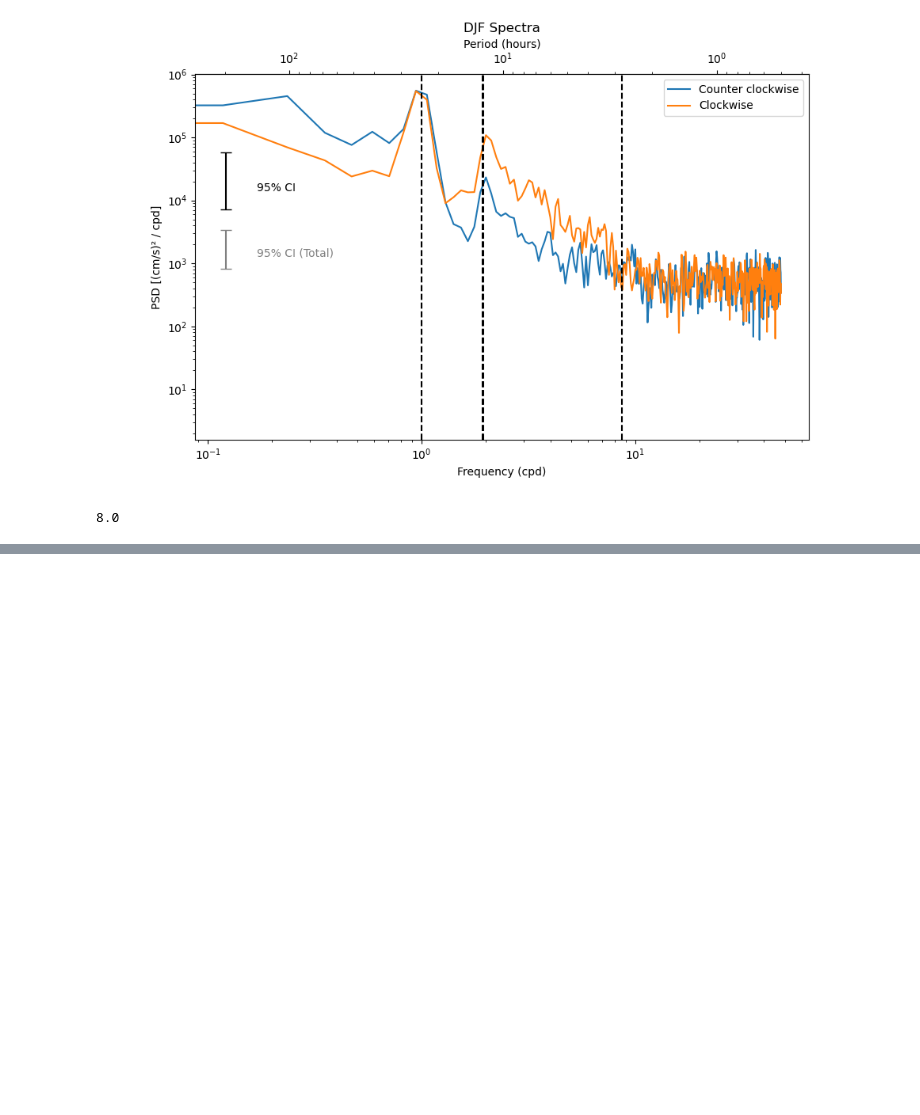
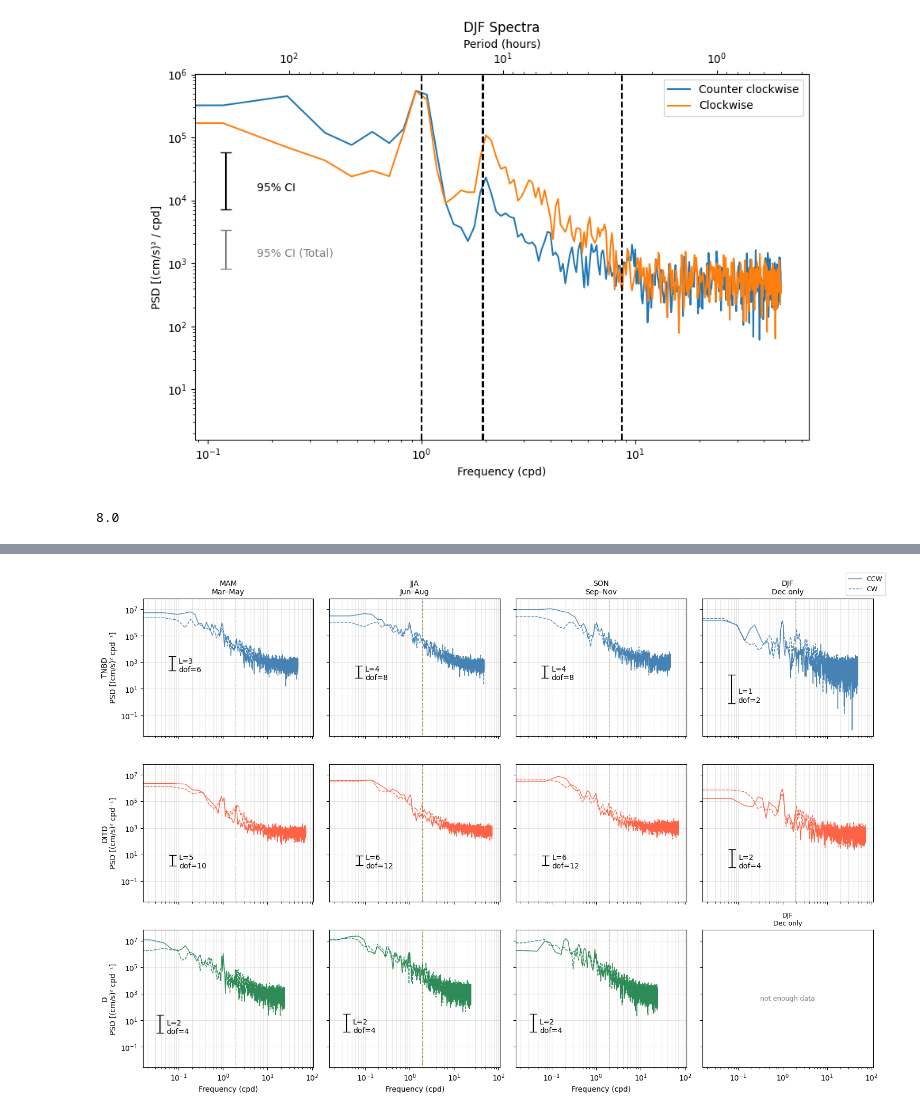
Before and after one commit to MackenzieBlanusa/TNB_tools, a Jupyter notebook: MastersThesis/rotaryspectra_ctd - Copy.ipynb, the cells around one changed output, grey strips where cells are left out. Drawn from its saved outputs; the diff is of its cells as text; code cells hidden in the pictures; blank space fills up the shorter version.

```diff
--- a/MastersThesis/rotaryspectra_ctd - Copy.ipynb
+++ b/MastersThesis/rotaryspectra_ctd - Copy.ipynb
@@ -545,0 +800,48 @@ Type:      function
+# %%
+fig, axes = plt.subplots(
+    len(mooring_order), len(season_order),
+    figsize=(15, 10),
+    sharey=True, sharex=True
+)
+
+for row, name in enumerate(mooring_order):
+    color = moorings[name]['color']
+    for col, season in enumerate(season_order):
+        ax = axes[row, col]
+
+        if season not in spectra_seasonal[name]:
+            ax.text(0.5, 0.5, 'not enough data', transform=ax.transAxes,
+                    ha='center', va='center', color='gray', fontsize=9)
+            ax.set_title(f"{season}\n{season_notes[season]}", fontsize=9)
+            continue
+
+        sp   = spectra_seasonal[name][season]
+        freq = sp['freq']
+
+        ax.loglog(freq, sp['S_ccw'], color=color, linewidth=1.0, label='CCW')
+        ax.loglog(freq, sp['S_cw'],  color=color, linewidth=1.0, label='CW',
+                  linestyle='--')
+
+        ax.axvline(f_iner,  color='gray',  linestyle=':', linewidth=0.7)
+        ax.axvline(f_M2,    color='olive', linestyle=':', linewidth=0.7)
+
+        add_ci_bracket(ax, sp['f_lo'], sp['f_hi'], color='k',
+                       label=f"L={sp['L']}\ndof={sp['dof']}",x_frac=0.1, y_frac=0.3)
+
+        ax.grid(True, which='both', alpha=0.3)
+
+        if row == 0:
+            ax.set_title(f"{season}\n{season_notes[season]}", fontsize=10)
+        if col == 0:
+            ax.set_ylabel(f"{name}\nPSD [(cm/s)² cpd⁻¹]", fontsize=10)
+        if row == len(mooring_order) - 1:
+            ax.set_xlabel('Frequency (cpd)', fontsize=10)
+
+handles, labels = axes[0, 0].get_legend_handles_labels()
+fig.legend(handles, labels, loc='upper right', fontsize=9)
+# plt.suptitle('Seasonal rotary power spectra', y=1.01)
+plt.tight_layout()
+# plt.show()
+# plt.savefig('moorings_2018_seasonalspectra.png', dpi=400)
+# %% [output]
+[figure, added]
```
Also changed, not shown: parts of 20 cells of this notebook, 1 other file.
